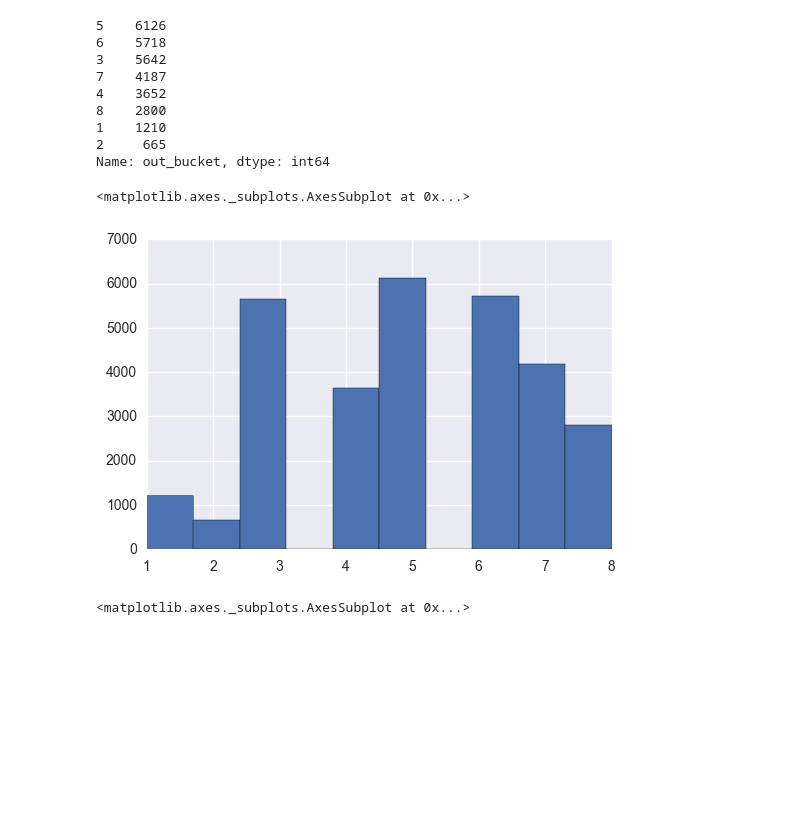
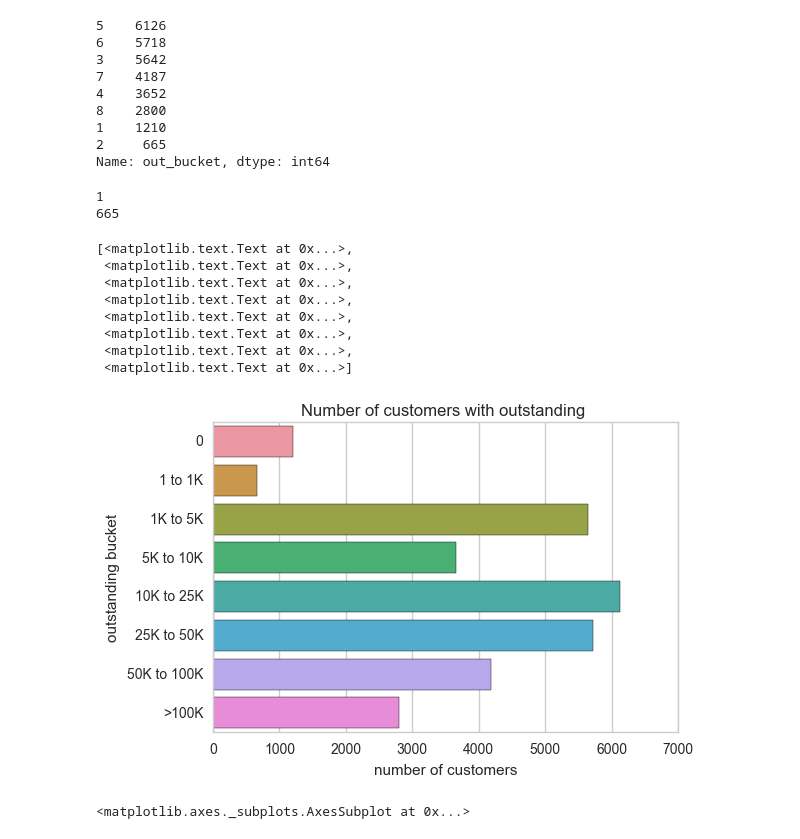
Before and after one commit to innovator-arjun/Credit-Card-AL-ML-Analytics, a Jupyter notebook: Credit Card Farud ML-AI-Python_Analytics.ipynb, the cells around one changed output. Cells and saved outputs as stored; diff of their text form; code cells hidden in the pictures; blank space fills up the shorter version.

```diff
--- a/Credit Card Farud ML-AI-Python_Analytics.ipynb
+++ b/Credit Card Farud ML-AI-Python_Analytics.ipynb
@@ -221,12 +241,33 @@ fulldata.out_bucket.value_counts()
 1    1210
 2     665
 Name: out_bucket, dtype: int64
-# %%
-
-bins = [0,1,2,3,4,5,6,7,8]
-bins_names = [1, 2, 3, 4, 5, 6,7,8]
-fulldata['out_bucket2'] = pd.cut(fulldata['out_bucket'], bins, labels=bins_names)
-fulldata.out_bucket2.hist()
-# %% [output]
-<matplotlib.axes._subplots.AxesSubplot at 0x...>
-[figure, removed]
+# %%
+
+import pandas as pd
+out_names= fulldata['out_bucket'].value_counts(sort=False,ascending=False).keys().tolist()
+
+out_counts = fulldata['out_bucket'].value_counts(sort=False, ascending=False).tolist()
+print out_names[0]
+
+print out_counts[1]
+# %% [output]
+1
+665
+# %%
+out_names_alias=['0','1 to 1K','1K to 5K','5K to 10K','10K to 25K','25K to 50K','50K to 100K','>100K']
+out_counts_alias=[out_counts[0],out_counts[1],out_counts[2],out_counts[3],out_counts[4],out_counts[5],out_counts[6],out_counts[7]]
+plt.xlabel('number of customers')
+plt.ylabel('outstanding bucket')
+plt.title('Number of customers with outstanding ')
+ax = sns.barplot(x = out_counts_alias, y = out_names_alias)
+ax.set_yticklabels(['0','1 to 1K','1K to 5K','5K to 10K','10K to 25K','25K to 50K','50K to 100K','>100K'])
+# %% [output]
+[<matplotlib.text.Text at 0x...>,
+ <matplotlib.text.Text at 0x...>,
+ <matplotlib.text.Text at 0x...>,
+ <matplotlib.text.Text at 0x...>,
+ <matplotlib.text.Text at 0x...>,
+ <matplotlib.text.Text at 0x...>,
+ <matplotlib.text.Text at 0x...>,
+ <matplotlib.text.Text at 0x...>]
+[figure, added]
```
Also changed, not shown: parts of 45 cells of this notebook, 1 other file.
